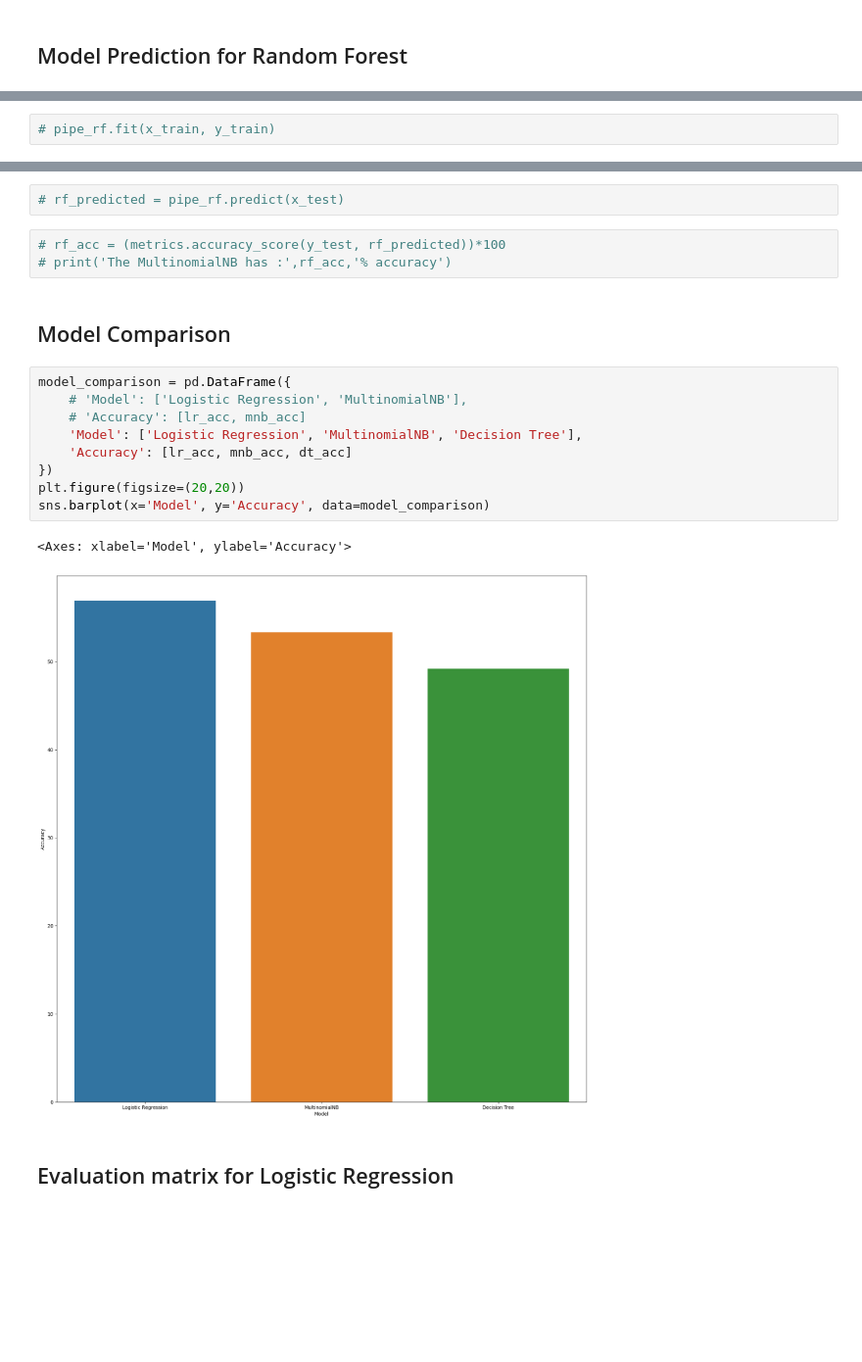
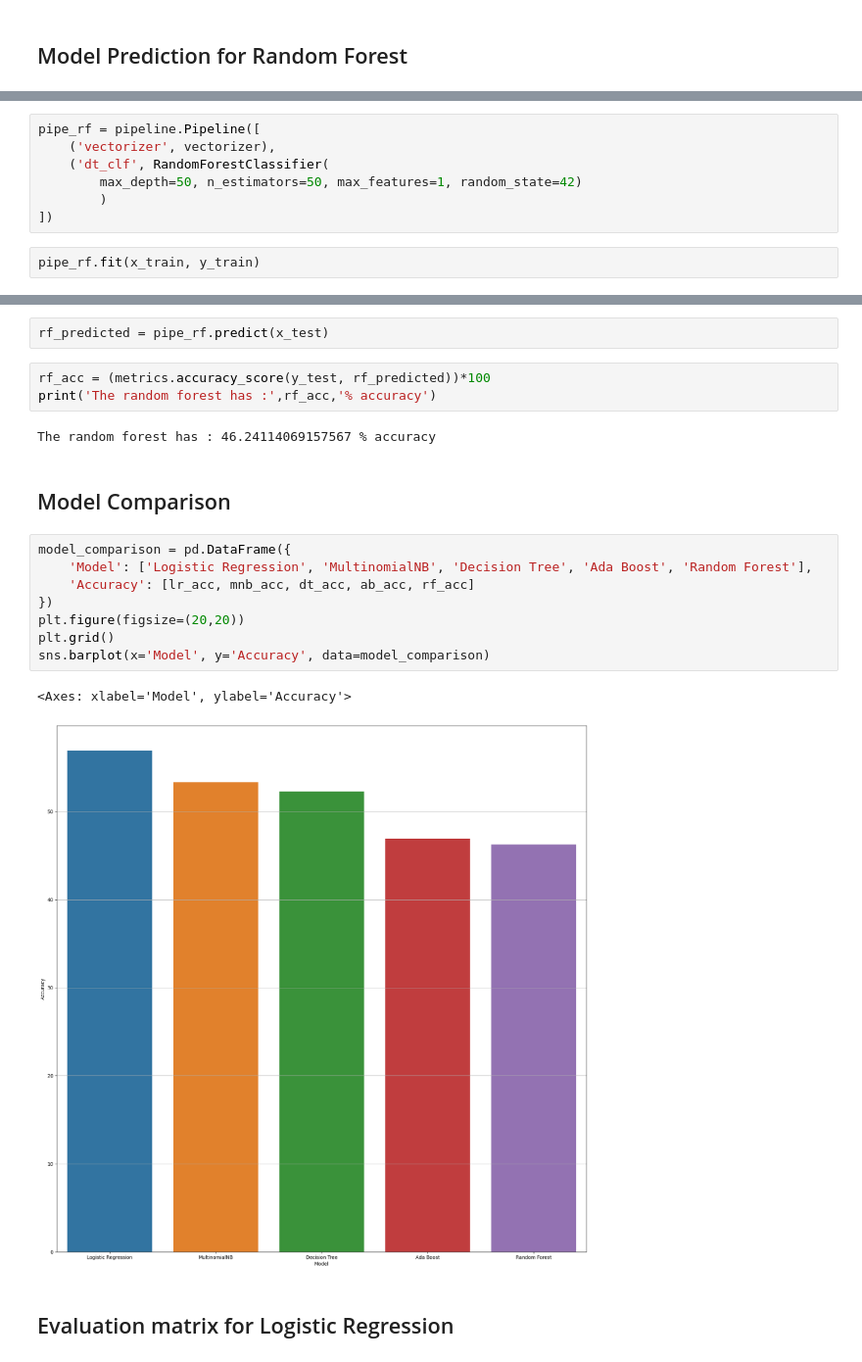
Before and after one commit to bimarakajati/Nusacular, a Jupyter notebook: Trainer.ipynb, the cells around one changed output, grey strips where cells are left out. Shown at 98% size. Cells and saved outputs as stored; diff of their text form; blank space fills up the shorter version.

Commit message:
add adaboost, mplc, and random forest model

```diff
--- a/Trainer.ipynb
+++ b/Trainer.ipynb
@@ -317,2 +318,9 @@ The decision tree has : 49.174527067346446 % accuracy
+# %%
+pipe_rf = pipeline.Pipeline([
+    ('vectorizer', vectorizer),
+    ('dt_clf', RandomForestClassifier(
+        max_depth=50, n_estimators=50, max_features=1, random_state=42)
+        )
+])
 # %%
-# pipe_rf.fit(x_train, y_train)
+pipe_rf.fit(x_train, y_train)
@@ -323,22 +337,23 @@ The decision tree has : 49.174527067346446 % accuracy
 # %%
-# rf_predicted = pipe_rf.predict(x_test)
+rf_predicted = pipe_rf.predict(x_test)
 # %%
-# rf_acc = (metrics.accuracy_score(y_test, rf_predicted))*100
-# print('The MultinomialNB has :',rf_acc,'% accuracy')
+rf_acc = (metrics.accuracy_score(y_test, rf_predicted))*100
+print('The random forest has :',rf_acc,'% accuracy')
+# %% [output]
+The random forest has : 46.24114069157567 % accuracy
 # %% [markdown]
 ## Model Comparison
 # %%
 model_comparison = pd.DataFrame({
-    # 'Model': ['Logistic Regression', 'MultinomialNB'],
-    # 'Accuracy': [lr_acc, mnb_acc]
-    'Model': ['Logistic Regression', 'MultinomialNB', 'Decision Tree'],
-    'Accuracy': [lr_acc, mnb_acc, dt_acc]
+    'Model': ['Logistic Regression', 'MultinomialNB', 'Decision Tree', 'Ada Boost', 'Random Forest'],
+    'Accuracy': [lr_acc, mnb_acc, dt_acc, ab_acc, rf_acc]
 })
 plt.figure(figsize=(20,20))
+plt.grid()
 sns.barplot(x='Model', y='Accuracy', data=model_comparison)
 # %% [output]
 <Axes: xlabel='Model', ylabel='Accuracy'>
-[figure, old version]
+[figure, new version]
 # %% [markdown]
 ## Evaluation matrix for Logistic Regression
 # %%
```
Also changed, not shown: parts of 18 cells of this notebook, 5 other files.
